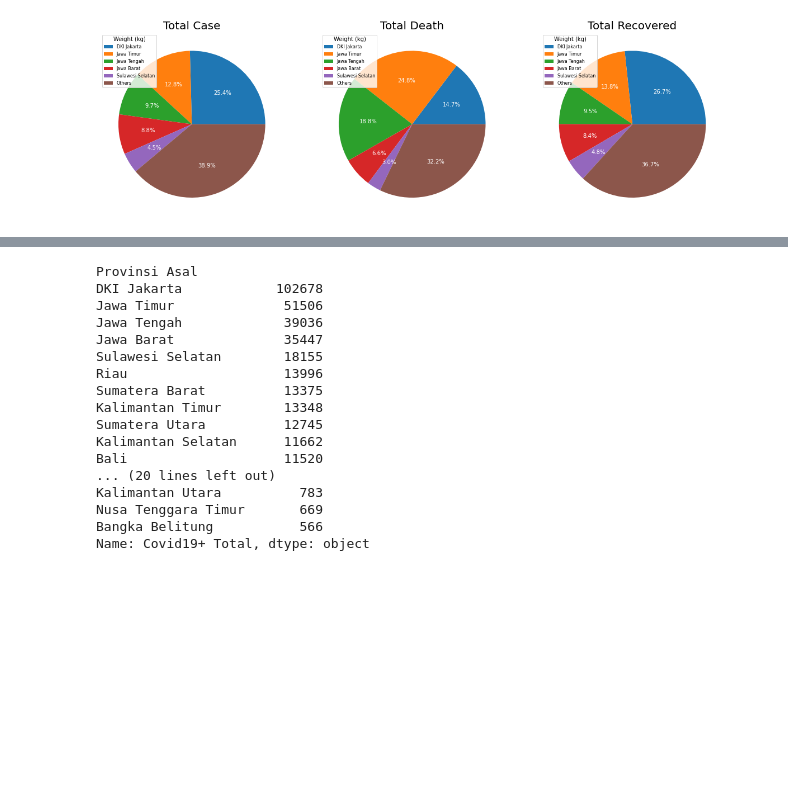
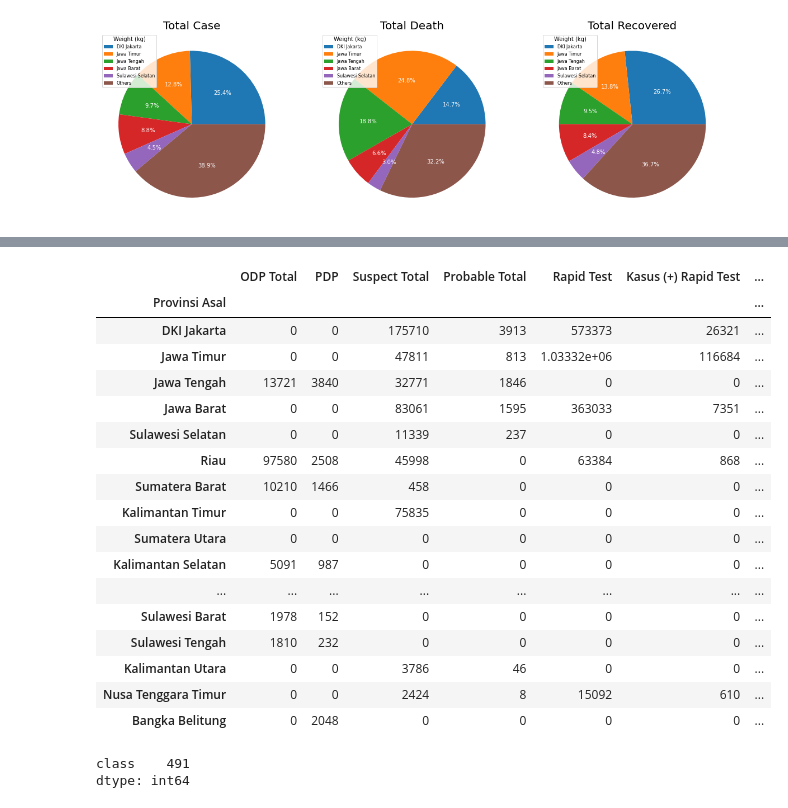
Before and after one commit to rahmalianto/Indonesian-Covid-Analysis, a Jupyter notebook: 2. Indonesian COVID19 Analysis - EDA.ipynb, the cells around one changed output, grey strips where cells are left out. Cells and saved outputs as stored; diff of their text form; code cells hidden in the pictures; blank space fills up the shorter version.

```diff
--- a/2. Indonesian COVID19 Analysis - EDA.ipynb
+++ b/2. Indonesian COVID19 Analysis - EDA.ipynb
@@ -73,20 +90,28 @@ sns.countplot(x='Covid19+ Total', data=df_province_summary)
 # %%
-df_province_summary['Covid19+ Total']
+df_province_summary
 # %% [output]
-Provinsi Asal
-DKI Jakarta            102678
-Jawa Timur              51506
-Jawa Tengah             39036
-Jawa Barat              35447
-Sulawesi Selatan        18155
-Riau                    13996
-Sumatera Barat          13375
-Kalimantan Timur        13348
-Sumatera Utara          12745
-Kalimantan Selatan      11662
-Bali                    11520
-... (20 lines left out)
-Kalimantan Utara          783
-Nusa Tenggara Timur       669
-Bangka Belitung           566
-Name: Covid19+ Total, dtype: object
+|  | ODP Total | PDP | Suspect Total | Probable Total | Rapid Test | Kasus (+) Rapid Test | ... |
+| Provinsi Asal |  |  |  |  |  |  | ... |
+| DKI Jakarta | 0 | 0 | 175710 | 3913 | 573373 | 26321 | ... |
+| Jawa Timur | 0 | 0 | 47811 | 813 | 1.03332e+06 | 116684 | ... |
+| Jawa Tengah | 13721 | 3840 | 32771 | 1846 | 0 | 0 | ... |
+| Jawa Barat | 0 | 0 | 83061 | 1595 | 363033 | 7351 | ... |
+| Sulawesi Selatan | 0 | 0 | 11339 | 237 | 0 | 0 | ... |
+| Riau | 97580 | 2508 | 45998 | 0 | 63384 | 868 | ... |
+| Sumatera Barat | 10210 | 1466 | 458 | 0 | 0 | 0 | ... |
+| Kalimantan Timur | 0 | 0 | 75835 | 0 | 0 | 0 | ... |
+| Sumatera Utara | 0 | 0 | 0 | 0 | 0 | 0 | ... |
+| Kalimantan Selatan | 5091 | 987 | 0 | 0 | 0 | 0 | ... |
+| ... | ... | ... | ... | ... | ... | ... | ... |
+| Sulawesi Barat | 1978 | 152 | 0 | 0 | 0 | 0 | ... |
+| Sulawesi Tengah | 1810 | 232 | 0 | 0 | 0 | 0 | ... |
+| Kalimantan Utara | 0 | 0 | 3786 | 46 | 0 | 0 | ... |
+| Nusa Tenggara Timur | 0 | 0 | 2424 | 8 | 15092 | 610 | ... |
+| Bangka Belitung | 0 | 2048 | 0 | 0 | 0 | 0 | ... |
+# %%
+titanic = sns.load_dataset("titanic")
+titanic
+titanic.loc[titanic['class'] == 'Third', ['class']].count()
+# %% [output]
+class    491
+dtype: int64
```
Also changed, not shown: parts of 6 cells of this notebook.
